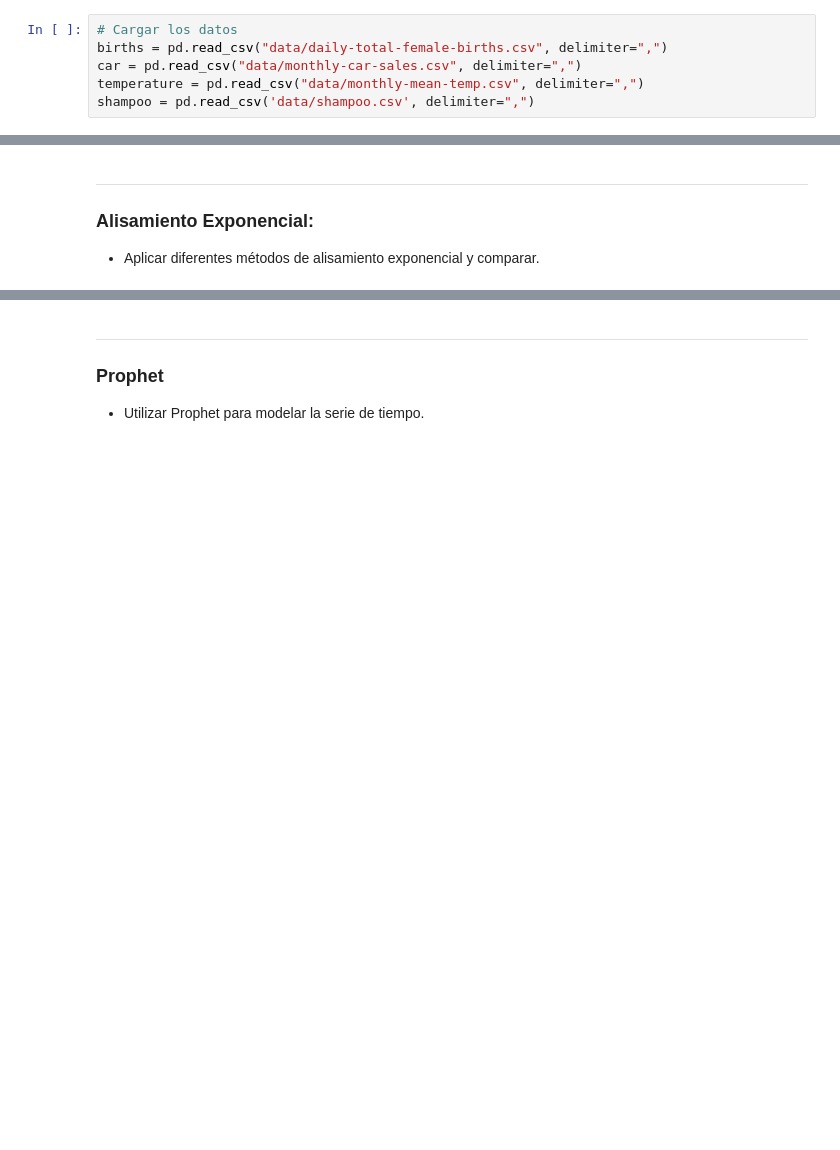
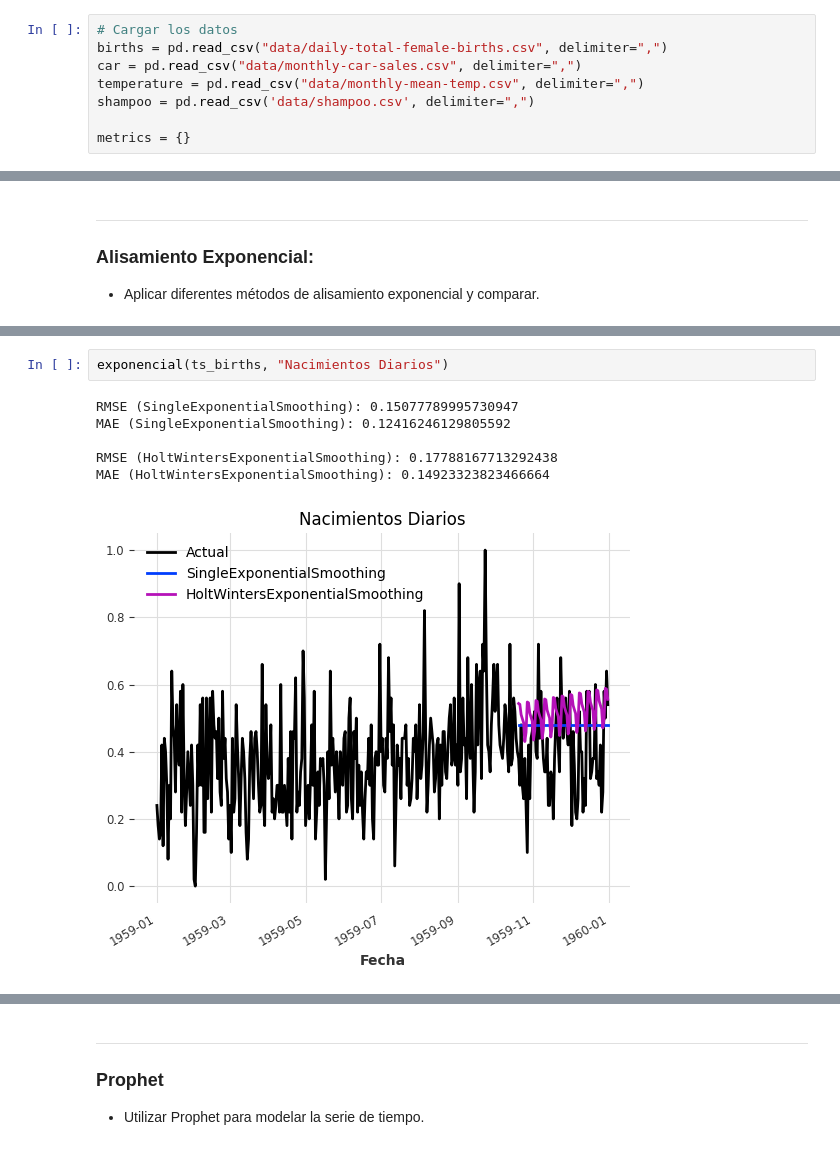
Before and after one commit to 20Candy/lab3_dataScience, a Jupyter notebook: ejercicio1_births.ipynb, the cells around one changed output, grey strips where cells are left out. Cells and saved outputs as stored; diff of their text form; blank space fills up the shorter version.

```diff
--- a/ejercicio1_births.ipynb
+++ b/ejercicio1_births.ipynb
@@ -20,6 +20,8 @@ births = pd.read_csv("data/daily-total-female-births.csv", delimiter=",")
 car = pd.read_csv("data/monthly-car-sales.csv", delimiter=",")
 temperature = pd.read_csv("data/monthly-mean-temp.csv", delimiter=",")
 shampoo = pd.read_csv('data/shampoo.csv', delimiter=",")
+
+metrics = {}
 # %% [markdown]
 Posteriormente, se utilizó la librería `MinMaxScaler` para normalizar los datos de cada dataset. Esto se hizo para poder comparar las series de tiempo de manera más sencilla.
 # %%
@@ -527,0 +476,9 @@ MAE = 5.47
+# %%
+exponencial(ts_births, "Nacimientos Diarios")
+# %% [output]
+RMSE (SingleExponentialSmoothing): 0.15077789995730947
+MAE (SingleExponentialSmoothing): 0.12416246129805592
+
+RMSE (HoltWintersExponentialSmoothing): 0.17788167713292438
+MAE (HoltWintersExponentialSmoothing): 0.14923323823466664
+[figure, added]
```
Also changed, not shown: parts of 28 cells of this notebook.
